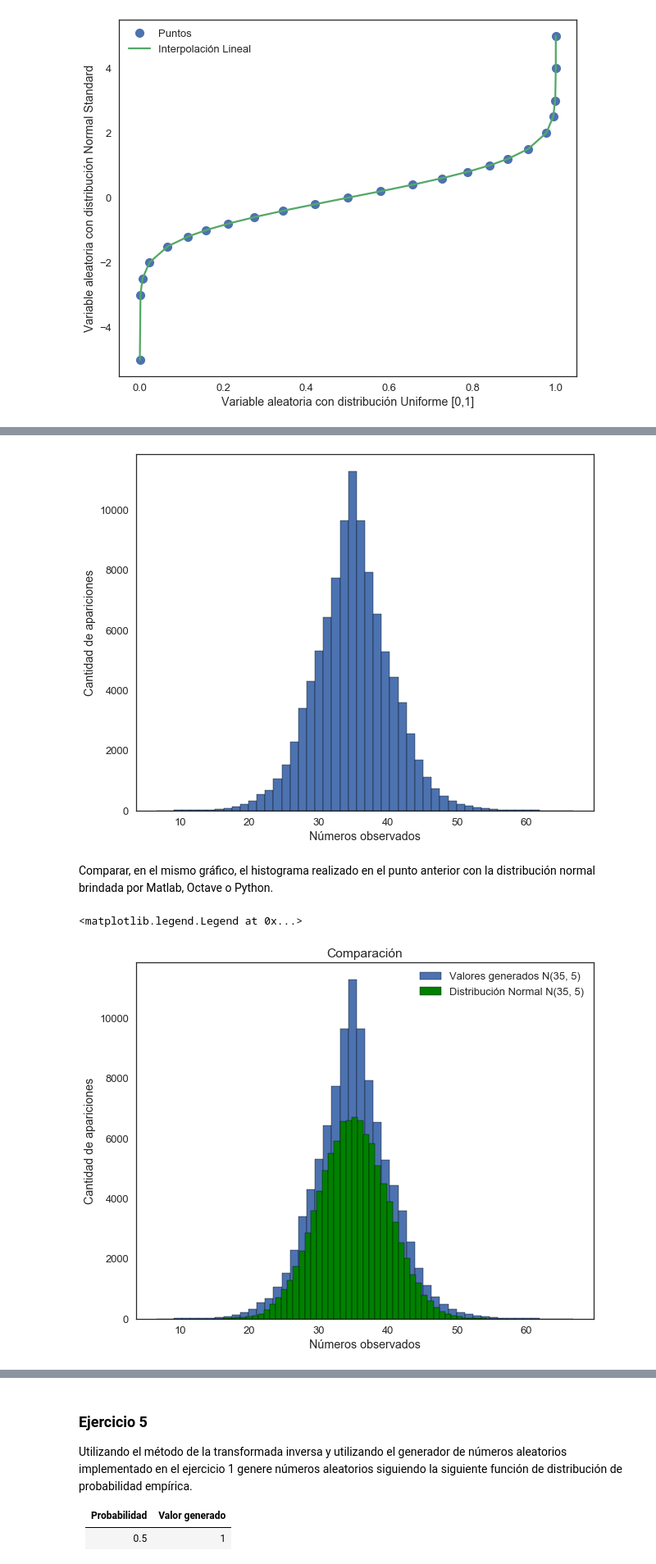
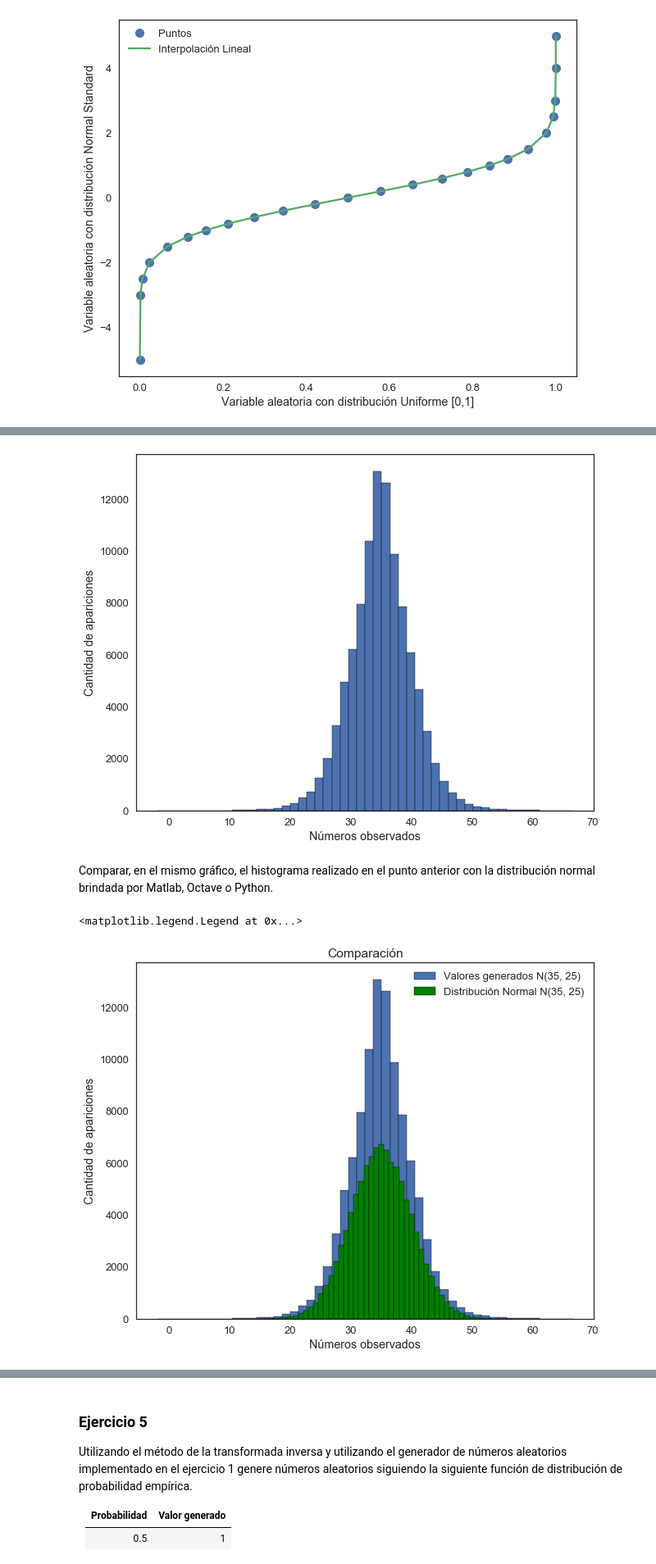
Before and after one commit to victorbravoarroyo/Simulacion, a Jupyter notebook: Tp1.ipynb, the cells around one changed output, grey strips where cells are left out. Shown at 82% size. Cells and saved outputs as stored; diff of their text form; code cells hidden in the pictures.

```diff
--- a/Tp1.ipynb
+++ b/Tp1.ipynb
@@ -276,8 +276,10 @@ def transformadaInversa(x):
     return np.interp(x,xi,yi)
 n = 100000
 numsNS = list()
+moda3 = list()
 for i in range(0,n):
     numsNS.append(transformadaInversa(randomNums1[i]))
+    moda3.append(int(transformadaInversa(randomNums1[i])))
 # %%
 plt.xlabel('Números observados')
 plt.ylabel('Cantidad de ocurrencias')
@@ -377,12 +345,9 @@ otro $j$*
 c = sqrt(2*exp(1)/pi)
 
 n = 100000
-aceptados = list() #VALORES ACEPTADOS SEGUN DISTRIBUCIÓN NORMAL, MEDIA 35 Y DESVÍO 5
-
-#NORMAL DE MEDIA 35 Y VARIANZA 25
+aceptados = list() #VALORES ACEPTADOS SEGUN DISTRIBUCIÓN NORMAL DE MEDIA 35, DESVÍO 5 y VARIANZA 25
 def X(t):
     return exp(-0.5*t)/(sqrt(2*pi))
-    # return exp(-0.5*(((t-35)/5)**2))/(5*sqrt(2*pi))
 
 def Y(t):
     return exp(-t)
@@ -395,20 +360,24 @@ def transformL(x, a, b):
 
 count = 1
 maxAceptado = 100000
-xs = list()
 while count <= maxAceptado:
     u = np.random.uniform()
     j = np.random.exponential(1)
 
     if(u < prob(j)):
-        # print('aceptado: ', count)
         count += 1
         if(np.random.rand() < 0.5):
-            aceptados.append( transformL(j, 3, 35) )
-            # aceptados.append(j)
+            aceptados.append( transformL(j, 25/9, 35) )
         else:
-            aceptados.append( transformL(j*-1, 3, 35) )
-            # aceptados.append((-1*j))
+            aceptados.append( transformL(j*-1, 25/9, 35) )
+
+
+valoresNormal = list()
+moda = list()
+for i in range(0, maxAceptado):
+    n = np.random.normal(35, 5)
+    valoresNormal.append(n)
+    moda.append(int(n))  #Esto lo hacemos porque la funcion para calcular la moda que usamos no es buena para variables continuas
 # %%
 plt.xlabel('Números observados')
 plt.ylabel('Cantidad de apariciones')
@@ -416,19 +385,19 @@ plt.ylabel('Cantidad de apariciones')
 sns.distplot(aceptados, kde=False,  hist_kws={'edgecolor':'black', 'alpha':1})
 sns.set(style="white", context="talk")
 # %% [output]
-[figure, old version]
+[figure, new version]
 # %% [markdown]
 Comparar, en el mismo gráfico, el histograma realizado en el punto anterior con la distribución normal brindada por Matlab, Octave o Python.
 # %%
 plt.xlabel('Números observados')
 plt.ylabel('Cantidad de apariciones')
 plt.title("Comparación")
-sns.distplot( aceptados, label="Valores generados N(35, 5)", kde=False, hist_kws={'edgecolor':'black', 'alpha':1})
-sns.distplot( valoresNormal , color="green", label="Distribución Normal N(35, 5)", kde=False, hist_kws={'edgecolor':'black', 'alpha':1})
+sns.distplot( aceptados, label="Valores generados N(35, 25)", kde=False, hist_kws={'edgecolor':'black', 'alpha':1})
+sns.distplot( valoresNormal , color="green", label="Distribución Normal N(35, 25)", kde=False, hist_kws={'edgecolor':'black', 'alpha':1})
 plt.legend()
 # %% [output]
 <matplotlib.legend.Legend at 0x...>
-[figure, old version]
+[figure, new version]
 # %%
 print('E[x] = ', str(np.median(aceptados)))
 print('V[x] = ', str(np.var(aceptados)))
```
Also changed, not shown: parts of 13 cells of this notebook.
